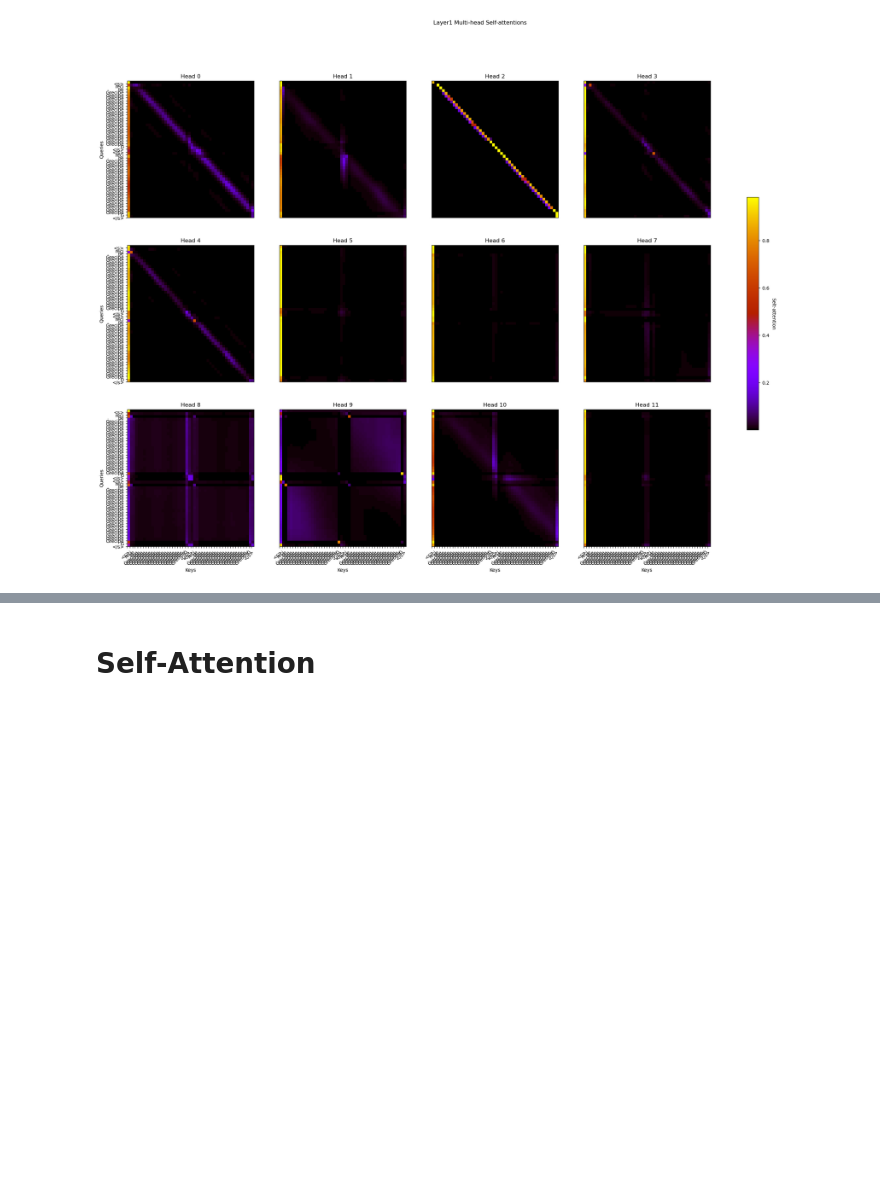
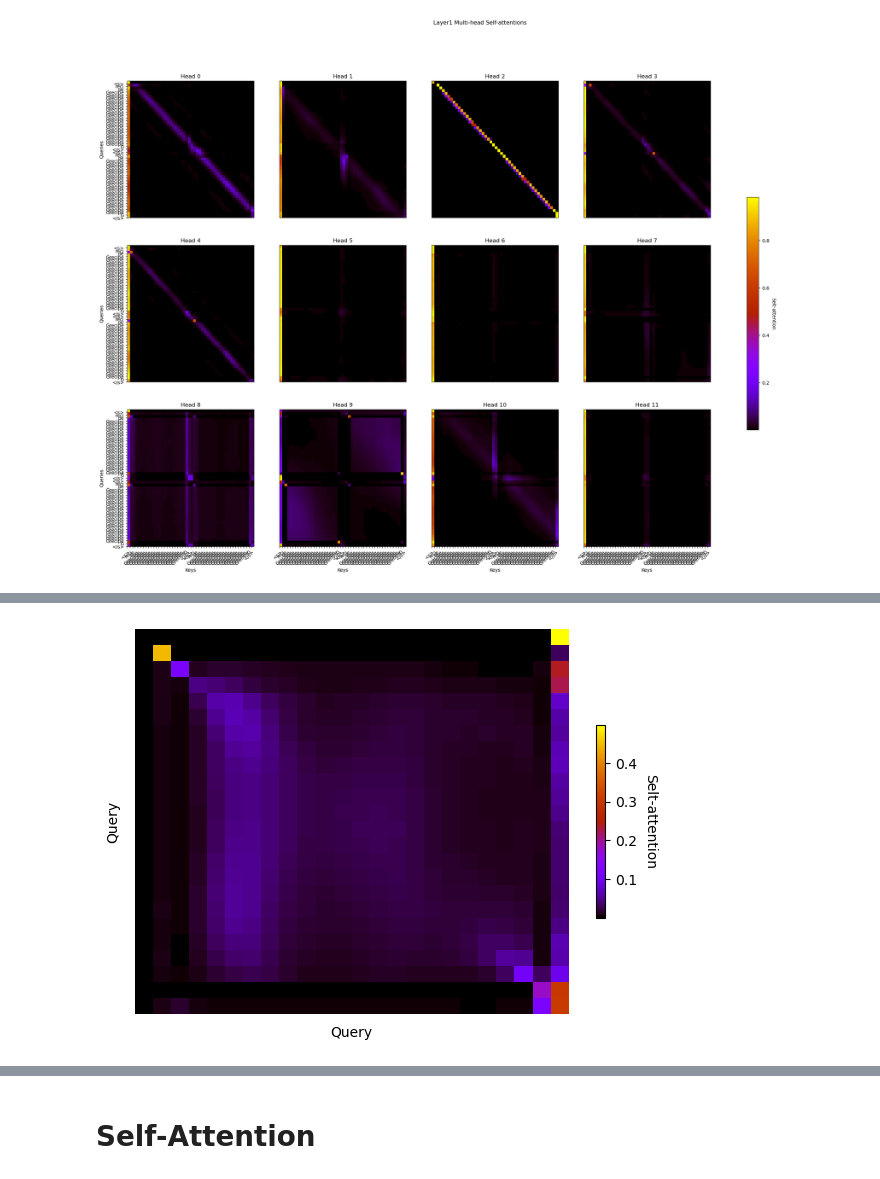
Before and after one commit to vladbug/CookingBot, a Jupyter notebook: plots.ipynb, the cells around one changed output, grey strips where cells are left out. Saved outputs shown, nothing was run; the diff lists cells and outputs as text; code cells hidden in the pictures; blank space fills up the shorter version.

```diff
--- a/plots.ipynb
+++ b/plots.ipynb
@@ -217,0 +371,84 @@ You should probably TRAIN this model on a down-stream task to be able to use it
+# %%
+
+model_path = 'deepset/roberta-base-squad2'
+tokenizer = AutoTokenizer.from_pretrained(model_path)
+model = AutoModel.from_pretrained(model_path)
+
+sentence_a = "recipe " * 20
+sentence_b = "ingredient " * 20
+
+input_a = tokenizer.encode_plus(sentence_a, return_tensors='pt', add_special_tokens=True, max_length=512, truncation=True)
+input_b = tokenizer.encode_plus(sentence_b, return_tensors='pt', add_special_tokens=True, max_length=512, truncation=True)
+
+input_ids = input_a['input_ids']
+input_id_list = input_ids[0].tolist() # Batch index 0
+tokens_a = tokenizer.convert_ids_to_tokens(input_id_list)
+
+input_ids = input_b['input_ids']
+input_id_list = input_ids[0].tolist() # Batch index 0
+tokens_b = tokenizer.convert_ids_to_tokens(input_id_list)
+with torch.no_grad():
+    output_a = model(**input_a, output_hidden_states=True, output_attentions=True)
+    output_b = model(**input_b, output_hidden_states=True, output_attentions=True)
+
+attention_a = output_a.attentions
+hidden_states_a = output_a.hidden_states
+attention_b = output_b.attentions
+hidden_states_b = output_b.hidden_states
+
+layer = 11
+j = 9
+rows = 3
+cols = 4
+fig, ax_full = plt.subplots(1, 1)
+fig.set_figheight(5)
+fig.set_figwidth(7)
+plt.rcParams.update({'font.size': 10})
+ax = ax_full
+ax.set_xlabel("Key")
+ax.set_ylabel("Query")
+cbar = fig.colorbar(im, ax=ax_full, location='right', shrink=0.5)
+cbar.ax.set_ylabel("Selt-attention", rotation=-90, va="bottom")
+ax.axis('off')
+ax.text(0.5, -0.05, 'Query', ha='center', va='center', transform=ax.transAxes)
+ax.text(-0.05, 0.5, 'Query', ha='center', va='center', transform=ax.transAxes, rotation='vertical')
+# ax.set_xticks(np.arange(len(tokens_a)))
+# ax.set_xticklabels(tokens_a)
+# ax.set_yticks(np.arange(len(tokens_a)))
+# ax.set_yticklabels(reversed(tokens_a))
+sattention = attention_a[layer][0][j].numpy()
+sattention = np.flip(sattention, 0)
+plt.rcParams.update({'font.size': 10})
+im = ax.pcolormesh(sattention, cmap='gnuplot')
+
+
+
+
+
+fig, ax_full = plt.subplots(1, 1)
+
+
+fig.set_figheight(5)
+fig.set_figwidth(7)
+plt.rcParams.update({'font.size': 10})
+ax = ax_full
+ax.set_xlabel("Key")
+ax.set_ylabel("Query")
+ax.axis('off')
+ax.text(0.5, -0.05, 'Key', ha='center', va='center', transform=ax.transAxes)
+ax.text(-0.05, 0.5, 'Key', ha='center', va='center', transform=ax.transAxes, rotation='vertical')
+cbar = fig.colorbar(im, ax=ax_full, location='right', shrink=0.5)
+cbar.ax.set_ylabel("Selt-attention", rotation=-90, va="bottom")
+# ax.set_xticks(np.arange(len(tokens_b)))
+# ax.set_xticklabels(tokens_b)
+# ax.set_yticks(np.arange(len(tokens_b)))
+# ax.set_yticklabels(reversed(tokens_b))
+sattention = attention_b[layer][0][j].numpy()
+sattention = np.flip(sattention, 0)
+
+plt.rcParams.update({'font.size': 10})
+
+im = ax.pcolormesh(sattention, cmap='gnuplot')
+
+# Rest of the plotting code remains the same...
+# %% [output]
@@ -217,0 +457 @@ You should probably TRAIN this model on a down-stream task to be able to use it
+[figure, added]
```
Also changed, not shown: parts of 18 cells of this notebook.
